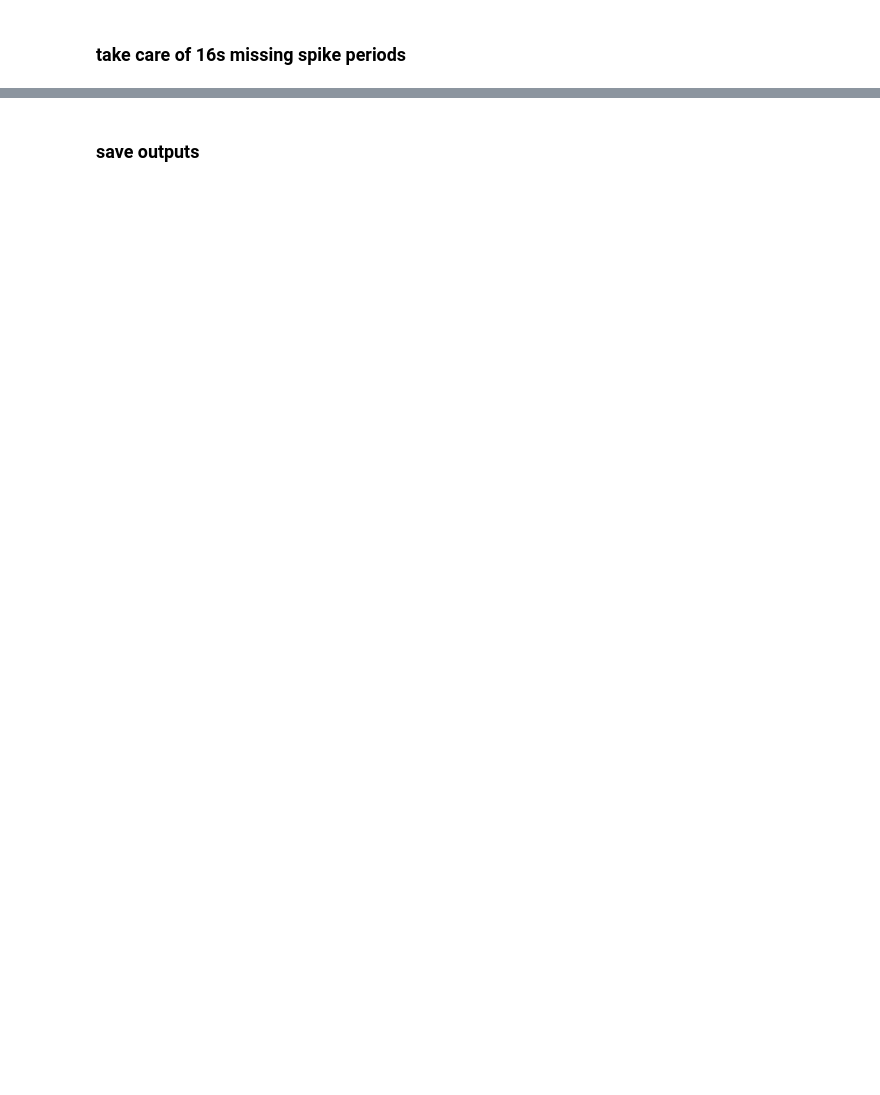
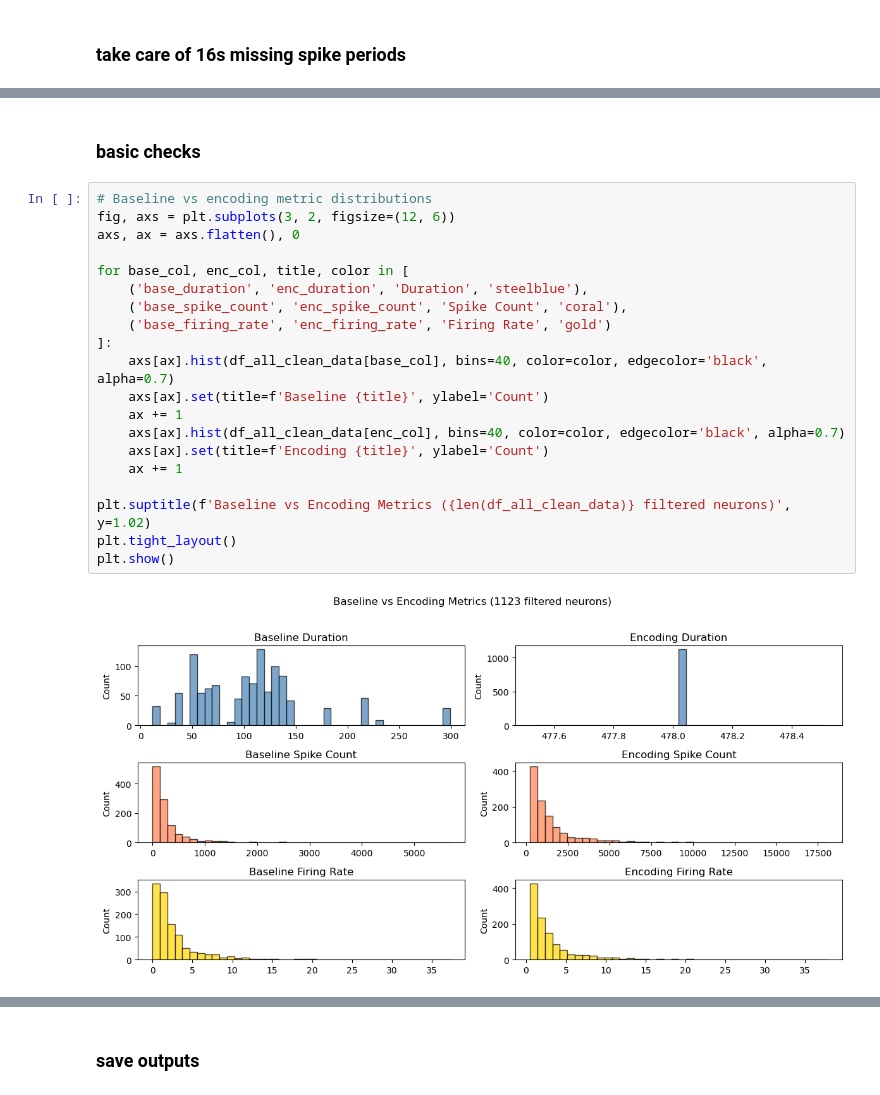
Before and after one commit to siyer7/movie_analysis, a Jupyter notebook: code/organize_data.ipynb, the cells around one changed output, grey strips where cells are left out. Saved outputs shown, nothing was run; the diff lists cells and outputs as text; blank space fills up the shorter version.

```diff
--- a/code/organize_data.ipynb
+++ b/code/organize_data.ipynb
@@ -224,0 +252,24 @@ plt.show()
+# %% [markdown]
+### basic checks
+# %%
+# Baseline vs encoding metric distributions
+fig, axs = plt.subplots(3, 2, figsize=(12, 6))
+axs, ax = axs.flatten(), 0
+
+for base_col, enc_col, title, color in [
+    ('base_duration', 'enc_duration', 'Duration', 'steelblue'),
+    ('base_spike_count', 'enc_spike_count', 'Spike Count', 'coral'),
+    ('base_firing_rate', 'enc_firing_rate', 'Firing Rate', 'gold')
+]:
+    axs[ax].hist(df_all_clean_data[base_col], bins=40, color=color, edgecolor='black', alpha=0.7)
+    axs[ax].set(title=f'Baseline {title}', ylabel='Count')
+    ax += 1
+    axs[ax].hist(df_all_clean_data[enc_col], bins=40, color=color, edgecolor='black', alpha=0.7)
+    axs[ax].set(title=f'Encoding {title}', ylabel='Count')
+    ax += 1
+
+plt.suptitle(f'Baseline vs Encoding Metrics ({len(df_all_clean_data)} filtered neurons)', y=1.02)
+plt.tight_layout()
+plt.show()
+# %% [output]
+[figure, added]
```
Also changed, not shown: parts of 16 cells of this notebook, 42 other files.
